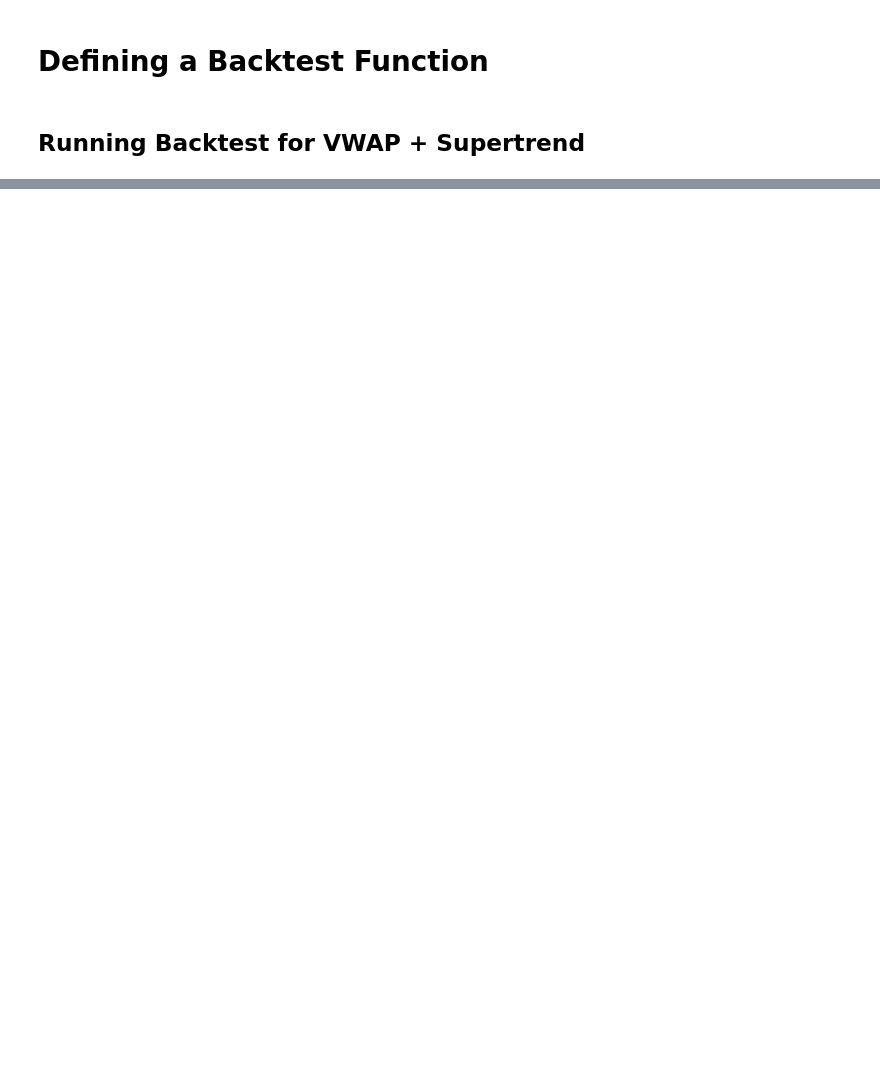
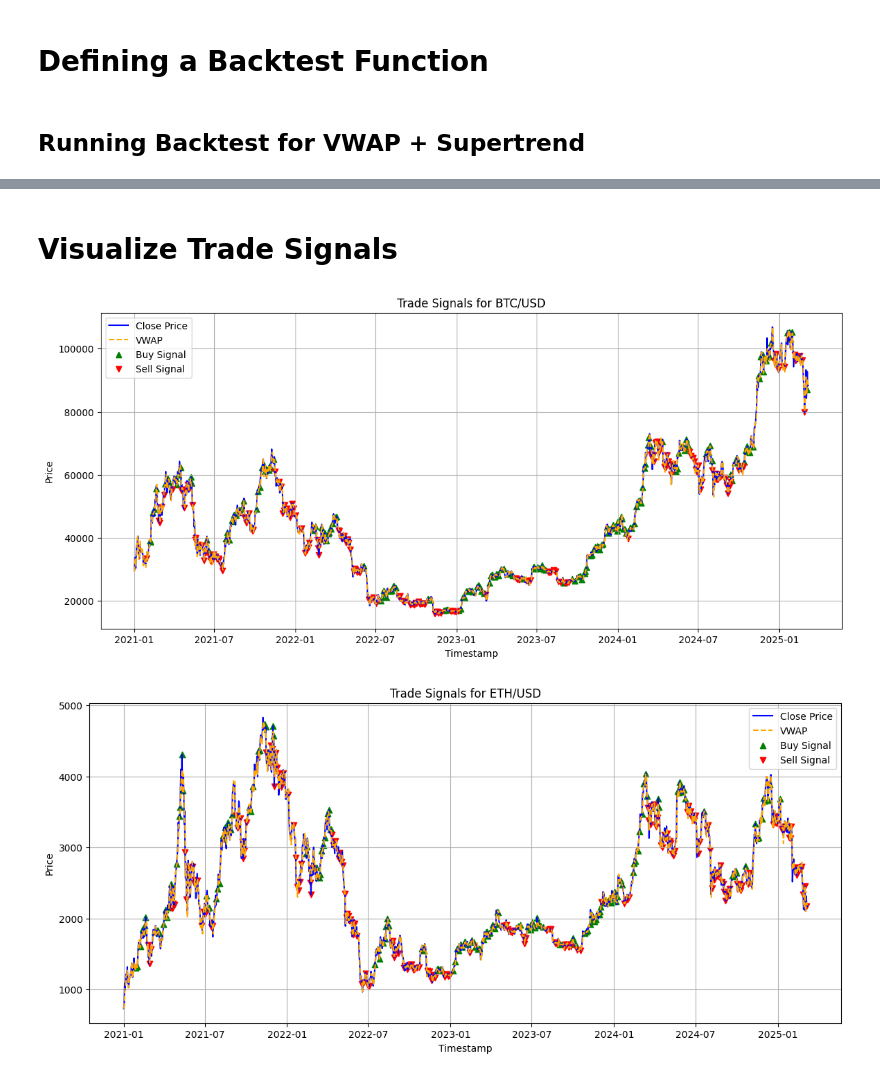
Before and after one commit to apostleoffinance/VWAP-ML-Portfolio-Optimization, a Jupyter notebook: notebooks/02_signal_generation.ipynb, the cells around one changed output, grey strips where cells are left out. Drawn from its saved outputs; the diff is of its cells as text; code cells hidden in the pictures; blank space fills up the shorter version.

```diff
--- a/notebooks/02_signal_generation.ipynb
+++ b/notebooks/02_signal_generation.ipynb
@@ -324,0 +400,31 @@ dtype: float64
+# %% [markdown]
+# Visualize Trade Signals
+# %%
+def plot_signals(result_df, symbol):
+    asset_df = result_df[result_df['symbol'] == symbol].copy()
+
+    plt.figure(figsize=(14, 6))
+    plt.plot(asset_df['timestamp'], asset_df['close'], label="Close Price", color="blue")
+    plt.plot(asset_df['timestamp'], asset_df['vwap'], label="VWAP", color="orange", linestyle="dashed")
+
+    # Plot buy signals
+    buy_signals = asset_df[asset_df['signal'] == 1]
+    plt.scatter(buy_signals['timestamp'], buy_signals['close'], label="Buy Signal", color="green", marker="^", alpha=1)
+
+    # Plot sell signals
+    sell_signals = asset_df[asset_df['signal'] == -1]
+    plt.scatter(sell_signals['timestamp'], sell_signals['close'], label="Sell Signal", color="red", marker="v", alpha=1)
+
+    plt.title(f"Trade Signals for {symbol}")
+    plt.xlabel("Timestamp")
+    plt.ylabel("Price")
+    plt.legend()
+    plt.grid()
+    plt.show()
+
+# Plot for BTC/USD and ETH/USD
+plot_signals(result_df, 'BTC/USD')
+plot_signals(result_df, 'ETH/USD')
+# %% [output]
+[figure, added]
+[figure, added]
```
Also changed, not shown: parts of 9 cells of this notebook, 1 other file.
